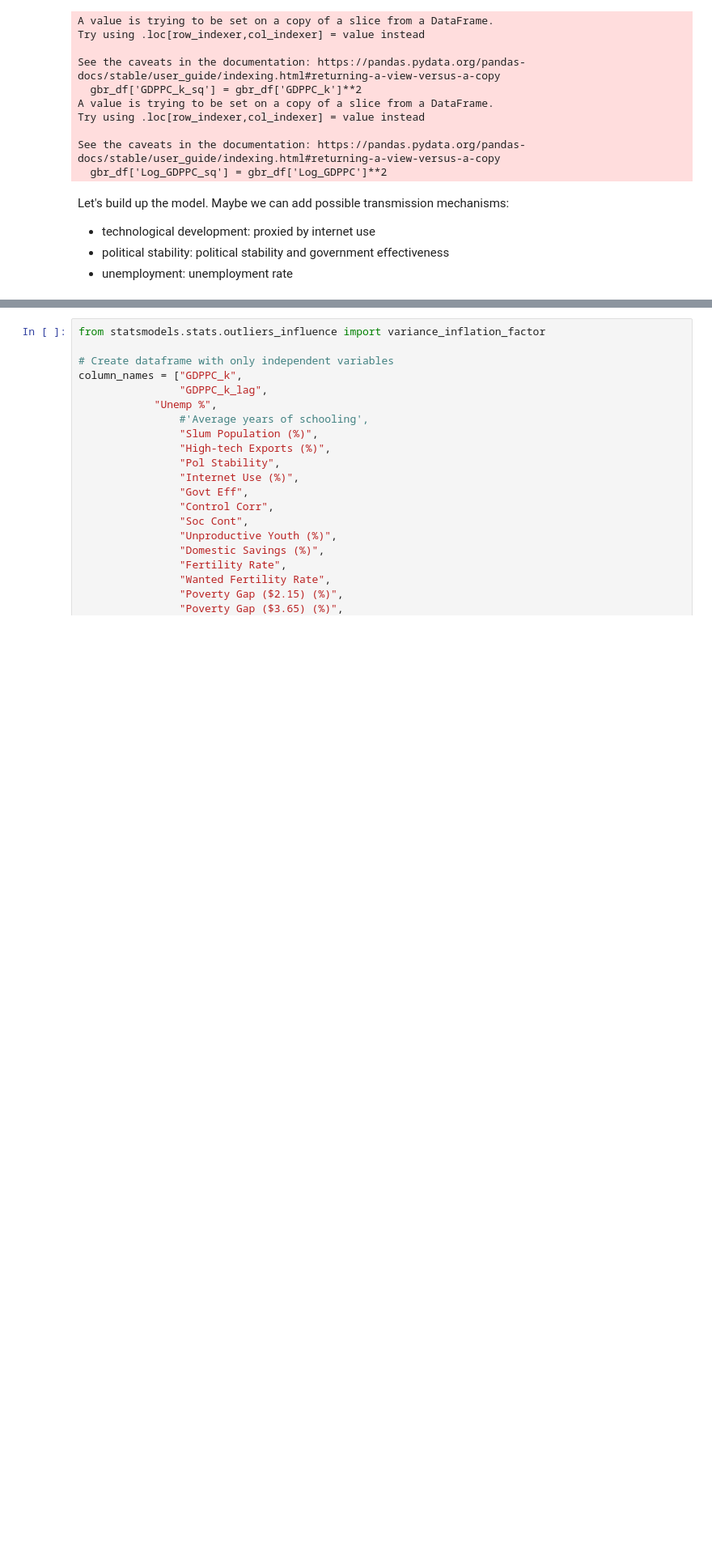
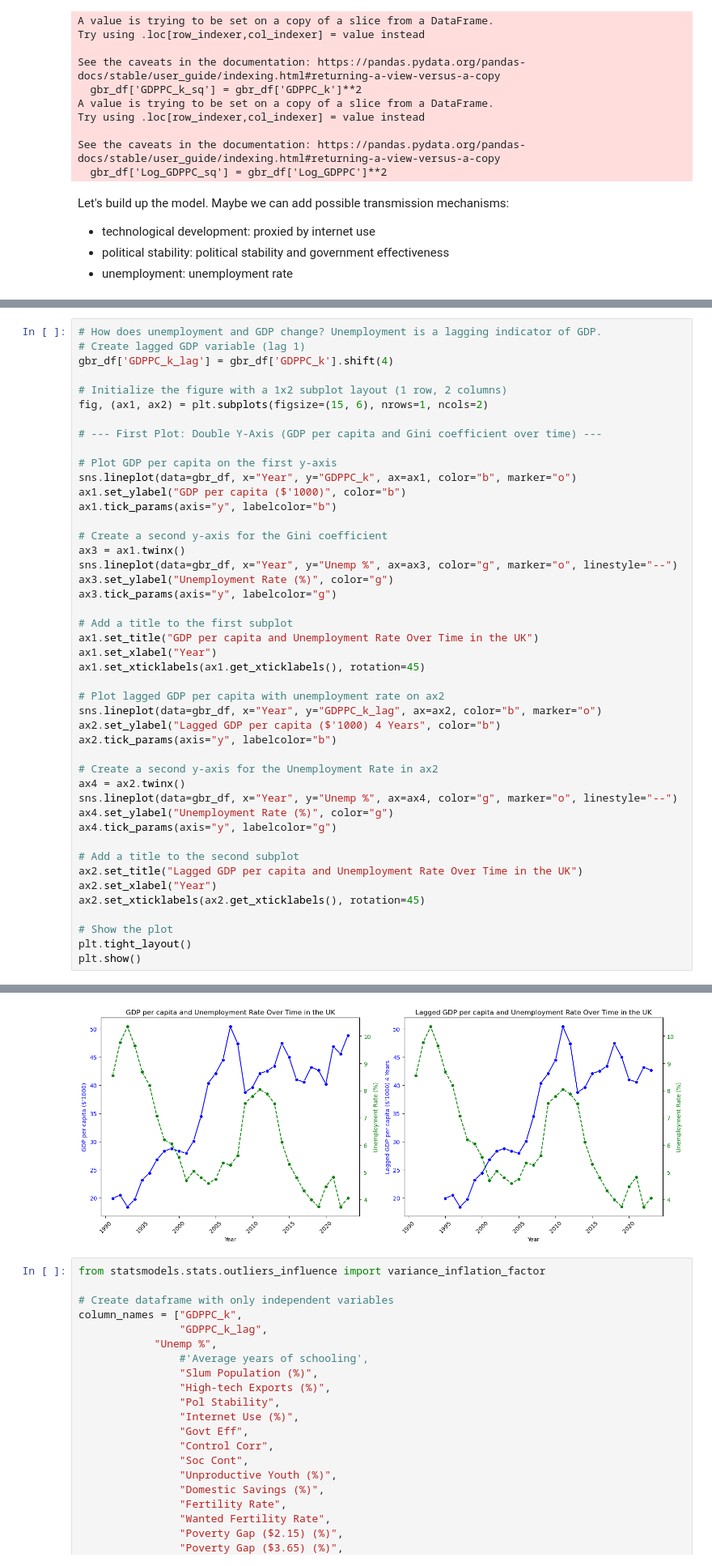
Before and after one commit to yonglau1999/HE4045-Group-Project, a Jupyter notebook: Causal Stuff.ipynb, the cells around one changed output, grey strips where cells are left out. Shown at 81% size. Drawn from its saved outputs; the diff is of its cells as text; blank space fills up the shorter version.

```diff
--- a/Causal Stuff.ipynb
+++ b/Causal Stuff.ipynb
@@ -593,3 +593,49 @@ Try using .loc[row_indexer,col_indexer] = value instead
 
 See the caveats in the documentation: https://pandas.pydata.org/pandas-docs/stable/user_guide/indexing.html#returning-a-view-versus-a-copy
   gbr_df['Time_trend'] = range(1, len(gbr_df) + 1)
+# %%
+# How does unemployment and GDP change? Unemployment is a lagging indicator of GDP.
+# Create lagged GDP variable (lag 1)
+gbr_df['GDPPC_k_lag'] = gbr_df['GDPPC_k'].shift(4)
+
+# Initialize the figure with a 1x2 subplot layout (1 row, 2 columns)
+fig, (ax1, ax2) = plt.subplots(figsize=(15, 6), nrows=1, ncols=2)
+
+# --- First Plot: Double Y-Axis (GDP per capita and Gini coefficient over time) ---
+
+# Plot GDP per capita on the first y-axis
+sns.lineplot(data=gbr_df, x="Year", y="GDPPC_k", ax=ax1, color="b", marker="o")
+ax1.set_ylabel("GDP per capita ($'1000)", color="b")
+ax1.tick_params(axis="y", labelcolor="b")
+
+# Create a second y-axis for the Gini coefficient
+ax3 = ax1.twinx()
+sns.lineplot(data=gbr_df, x="Year", y="Unemp %", ax=ax3, color="g", marker="o", linestyle="--")
+ax3.set_ylabel("Unemployment Rate (%)", color="g")
+ax3.tick_params(axis="y", labelcolor="g")
+
+# Add a title to the first subplot
+ax1.set_title("GDP per capita and Unemployment Rate Over Time in the UK")
+ax1.set_xlabel("Year")
+ax1.set_xticklabels(ax1.get_xticklabels(), rotation=45)
+
+# Plot lagged GDP per capita with unemployment rate on ax2
+sns.lineplot(data=gbr_df, x="Year", y="GDPPC_k_lag", ax=ax2, color="b", marker="o")
+ax2.set_ylabel("Lagged GDP per capita ($'1000) 4 Years", color="b")
+ax2.tick_params(axis="y", labelcolor="b")
+
+# Create a second y-axis for the Unemployment Rate in ax2
+ax4 = ax2.twinx()
+sns.lineplot(data=gbr_df, x="Year", y="Unemp %", ax=ax4, color="g", marker="o", linestyle="--")
+ax4.set_ylabel("Unemployment Rate (%)", color="g")
+ax4.tick_params(axis="y", labelcolor="g")
+
+# Add a title to the second subplot
+ax2.set_title("Lagged GDP per capita and Unemployment Rate Over Time in the UK")
+ax2.set_xlabel("Year")
+ax2.set_xticklabels(ax2.get_xticklabels(), rotation=45)
+
+# Show the plot
+plt.tight_layout()
+plt.show()
+# %% [output]
@@ -596,3 +647,4 @@ See the caveats in the documentation: https://pandas.pydata.org/pandas-docs/stab
+[figure, added]
 # %%
 from statsmodels.stats.outliers_influence import variance_inflation_factor
 
```
Also changed, not shown: parts of 6 cells of this notebook.
